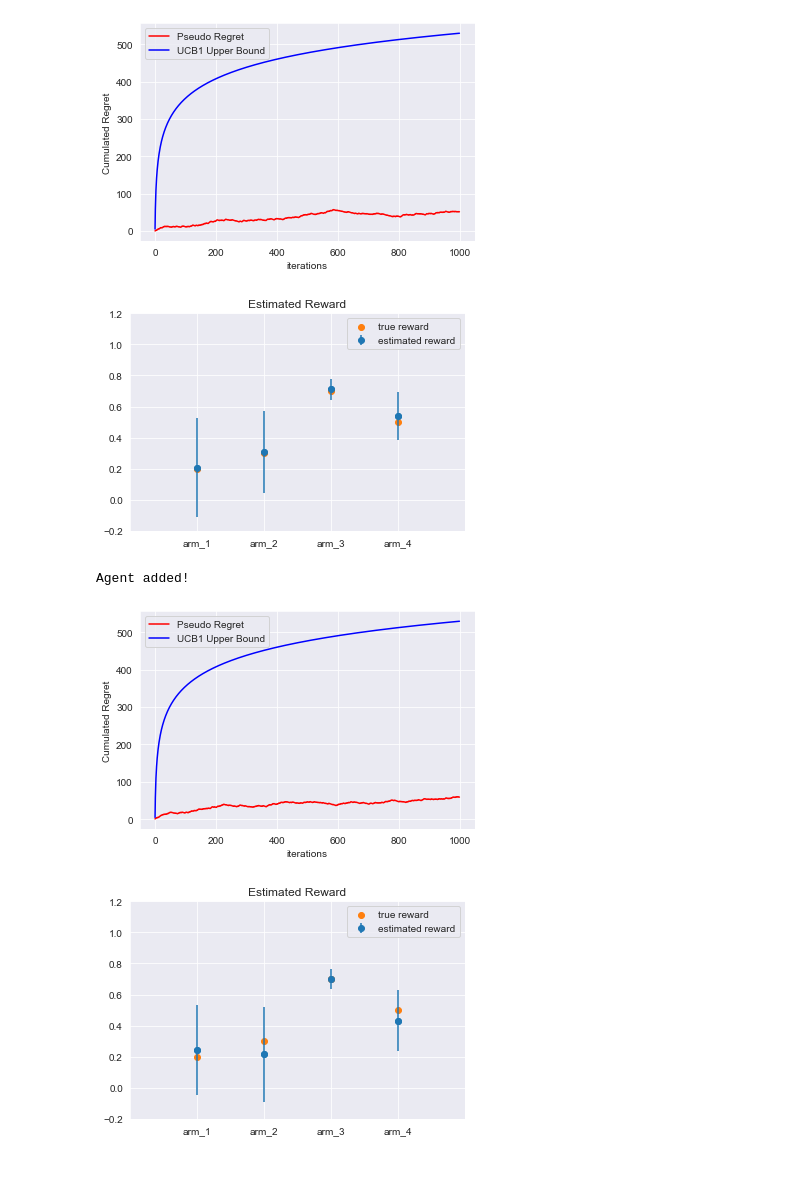
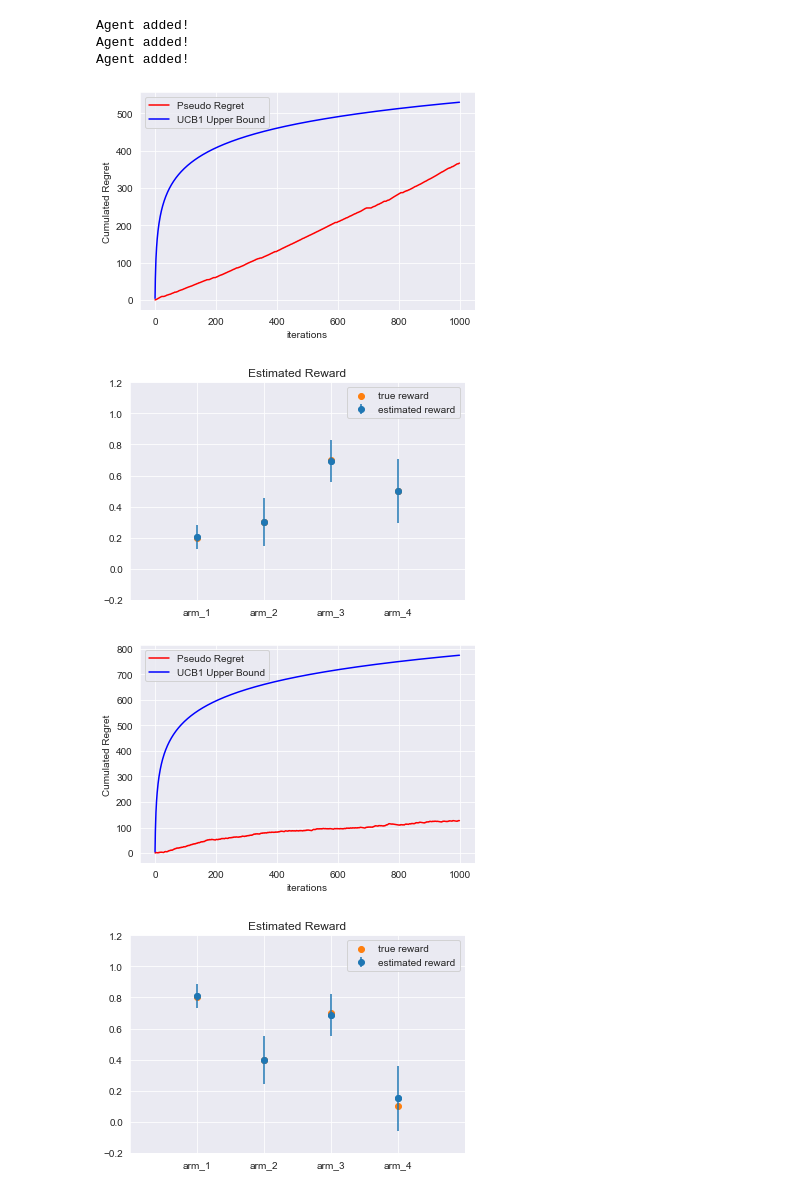
Before and after one commit to AnnaMartignano/multi-agent-MAB, a Jupyter notebook: Multi-Agent-UCB.ipynb, the cells around one changed output. Saved outputs shown, nothing was run; the diff lists cells and outputs as text; code cells hidden in the pictures.

Commit message:
stationary multi agent UCB

```diff
--- a/Multi-Agent-UCB.ipynb
+++ b/Multi-Agent-UCB.ipynb
@@ -77,11 +74,3 @@ class IndependentAgent:
         plt.title('Estimated Reward')
         plt.legend()
         plt.show()
-# %%
-agent1 = IndependentAgent(1000, [0.2, 0.3, 0.7, 0.5])
-agent1.start()
-agent1.plot_regret()
-agent1.plot_arm_view()
-# %% [output]
-[figure, removed]
-[figure, removed]
@@ -185,10 +159,18 @@ class MultiAgentUCB:
 # %%
 #Test with only one agent
-agent2 = Agent(1000, [0.2, 0.3, 0.7, 0.5])
+agent1 = Agent(1000, 'Gaussian', [0.2, 0.3, 0.7, 0.5])
+agent2 = Agent(1000, 'Binomial', [0.8, 0.4, 0.7, 0.1])
+agent3 = Agent(1000, 'Binomial', [1, 0.9, 0.1, 0.4])
 multi = MultiAgentUCB(1000,50,4)
+multi.add_agent(agent1)
 multi.add_agent(agent2)
+multi.add_agent(agent3)
 multi.start()
 # %% [output]
 Agent added!
+Agent added!
+Agent added!
-[figure, old version]
+[figure, new version]
-[figure, old version]
+[figure, new version]
+[figure, added]
+[figure, added]
```
Also changed, not shown: parts of 6 cells of this notebook, 2 other files.
